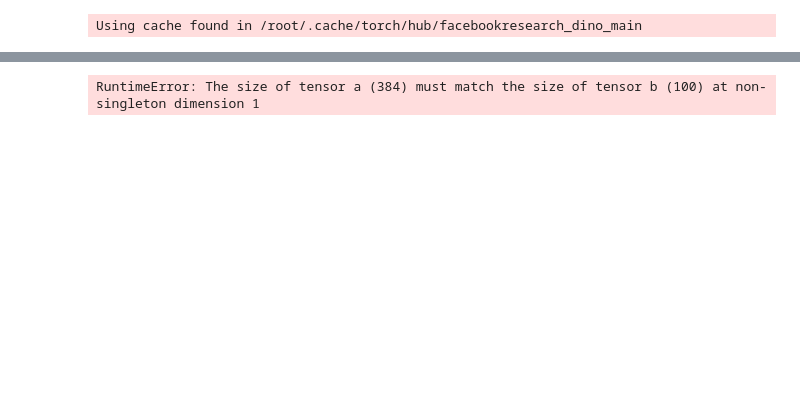
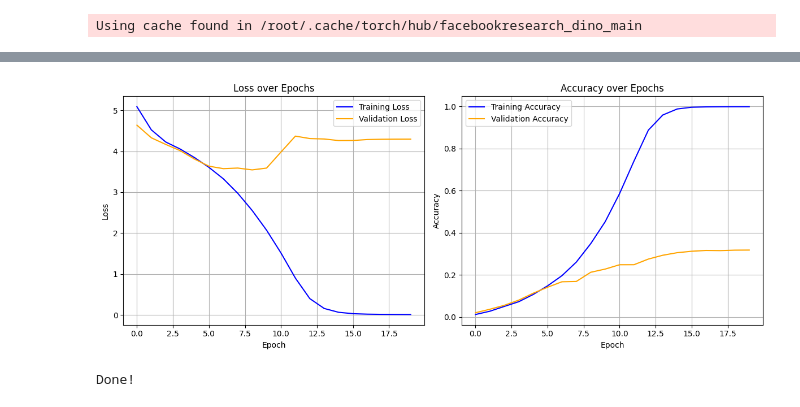
Before and after one commit to aWolander/google-colab, a Jupyter notebook: Federated Learning.ipynb, the cells around one changed output, grey strips where cells are left out. Cells and saved outputs as stored; diff of their text form; code cells hidden in the pictures; blank space fills up the shorter version.

```diff
--- a/Federated Learning.ipynb
+++ b/Federated Learning.ipynb
@@ -345,16 +326,9 @@ class FL_client(DinoFullModel):
 
 class FL_server():
   def __init__(self, K):
-    # Load the full DINO model (backbone + head)
-    self.backbone = torch.hub.load('facebookresearch/dino:main', 'dino_vits16').to(device)
-
-    # Freeze the backbone if desired
-    # for param in self.backbone.parameters():
-    #     param.requires_grad = False
-
-    # Add a classification head for CIFAR-100 (100 classes)
-    self.head = nn.Sequential(
-        nn.Linear(self.backbone.embed_dim, 100)
+    self.model = torch.hub.load('facebookresearch/dino:main', 'dino_vits16').to(device)
+    self.model.head = nn.Sequential(
+        nn.Linear(self.model.embed_dim, 100)
     ).to(device)
 
     self.K = K
@@ -367,8 +341,7 @@ class FL_server():
 
 
   def forward(self, x):
-    x = self.backbone(x)
-    return self.head(x)
+    return self.model.head(self.model.forward(x))
 
 
   def FedAvg(self, dataloaders_list, validate_dataloader, C):
@@ -392,8 +365,7 @@ class FL_server():
           client_model_sum = client_model_sum + n_k*temp_client
 
       client_model_sum = (1/m_t) * client_model_sum
-      self.backbone = client_model_sum.backbone
-      self.head = client_model_sum.head
+      self.model = client_model_sum.model
       print(f"----------- VALIDATION FOR SERVER. -----------")
       self.test_model(validate_dataloader)
 
@@ -408,7 +380,7 @@ class FL_server():
       for inputs, targets in dataloader:
         inputs, targets = inputs.to(device), targets.to(device)
 
-        outputs = self.model(inputs)
+        outputs = self.forward(inputs)
         loss = self.loss_fn(outputs, targets)
         total_loss += loss.item() * inputs.size(0)  # total loss, not average
 
@@ -428,10 +400,12 @@ class FL_server():
 '''
 TODO:
 Batch normalization, probably. I think I read somewhere that the facebook model needs this
-Version control and checkpointing
+Version control and checkpointing.
+  - added version control //Gustav
 Testing and hyperparameter tuning
 gradient mask TaLoS thing. Also expanding this to FL.
 Plot accuracy and loss method in DinoFullModel
+  - added // Gustav
 '''
 
 
@@ -466,7 +440,8 @@ def single_test():
   #for param in model.parameters():
   #    print(param.shape)
 
-  model.plot_performance(model.train_model(train_dataloader, plot_loss=True, validate_dataloader=validate_dataloader))
+  training_loss_history, training_accuracy_history, validate_accuracy_history, validate_loss_history = model.train_model(train_dataloader, plot_loss=True, validate_dataloader=validate_dataloader)
+  model.plot_performance(training_loss_history, training_accuracy_history, validate_loss_history, validate_accuracy_history)
   print("Done!")
 
 single_test()
@@ -478 +467,2 @@ Epoch 1
+[figure, added]
-RuntimeError: The size of tensor a (384) must match the size of tensor b (100) at non-singleton dimension 1
+Done!
```
Also changed, not shown: parts of 3 cells of this notebook.
